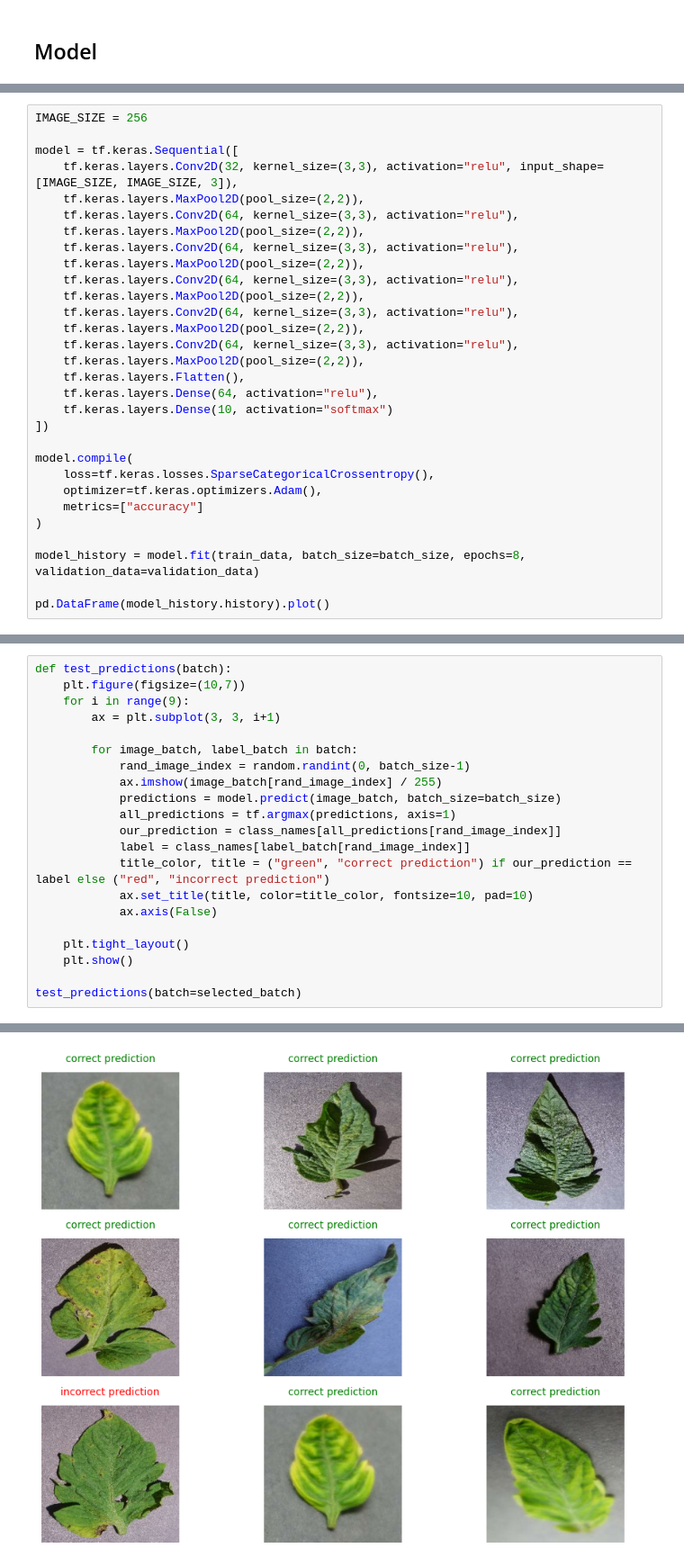
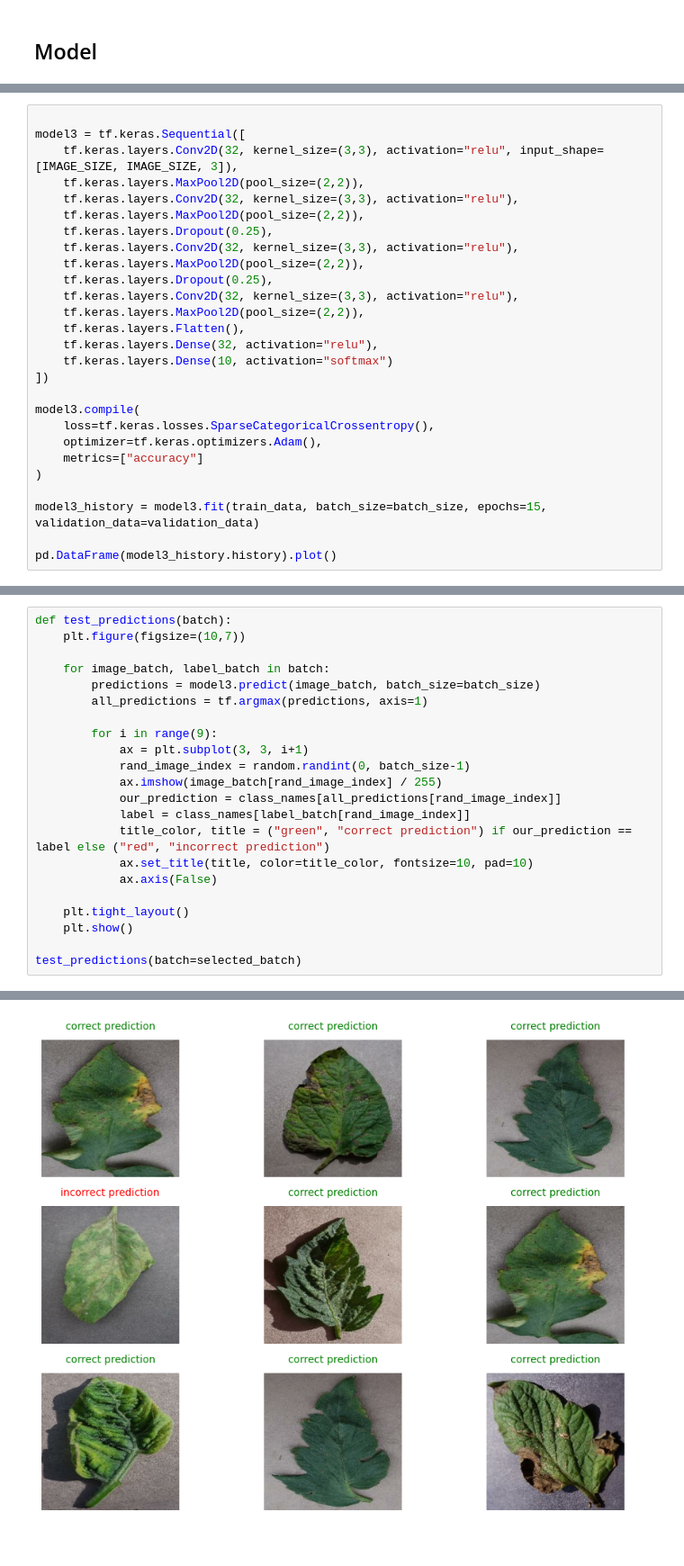
Before and after one commit to abduIbari/plantvillage, a Jupyter notebook: model.ipynb, the cells around one changed output, grey strips where cells are left out. Shown at 90% size. Saved outputs shown, nothing was run; the diff lists cells and outputs as text.

Commit message:
updated model

```diff
--- a/model.ipynb
+++ b/model.ipynb
@@ -84,31 +90,28 @@ test_data = test_data.cache().prefetch(tf.data.AUTOTUNE)
 # %%
-IMAGE_SIZE = 256
 
-model = tf.keras.Sequential([
+model3 = tf.keras.Sequential([
     tf.keras.layers.Conv2D(32, kernel_size=(3,3), activation="relu", input_shape=[IMAGE_SIZE, IMAGE_SIZE, 3]),
     tf.keras.layers.MaxPool2D(pool_size=(2,2)),
-    tf.keras.layers.Conv2D(64, kernel_size=(3,3), activation="relu"),
+    tf.keras.layers.Conv2D(32, kernel_size=(3,3), activation="relu"),
     tf.keras.layers.MaxPool2D(pool_size=(2,2)),
-    tf.keras.layers.Conv2D(64, kernel_size=(3,3), activation="relu"),
+    tf.keras.layers.Dropout(0.25),
+    tf.keras.layers.Conv2D(32, kernel_size=(3,3), activation="relu"),
     tf.keras.layers.MaxPool2D(pool_size=(2,2)),
-    tf.keras.layers.Conv2D(64, kernel_size=(3,3), activation="relu"),
-    tf.keras.layers.MaxPool2D(pool_size=(2,2)),
-    tf.keras.layers.Conv2D(64, kernel_size=(3,3), activation="relu"),
-    tf.keras.layers.MaxPool2D(pool_size=(2,2)),
-    tf.keras.layers.Conv2D(64, kernel_size=(3,3), activation="relu"),
+    tf.keras.layers.Dropout(0.25),
+    tf.keras.layers.Conv2D(32, kernel_size=(3,3), activation="relu"),
     tf.keras.layers.MaxPool2D(pool_size=(2,2)),
     tf.keras.layers.Flatten(),
-    tf.keras.layers.Dense(64, activation="relu"),
+    tf.keras.layers.Dense(32, activation="relu"),
     tf.keras.layers.Dense(10, activation="softmax")
 ])
 
-model.compile(
+model3.compile(
     loss=tf.keras.losses.SparseCategoricalCrossentropy(),
     optimizer=tf.keras.optimizers.Adam(),
     metrics=["accuracy"]
 )
 
-model_history = model.fit(train_data, batch_size=batch_size, epochs=8, validation_data=validation_data)
+model3_history = model3.fit(train_data, batch_size=batch_size, epochs=15, validation_data=validation_data)
 
-pd.DataFrame(model_history.history).plot()
+pd.DataFrame(model3_history.history).plot()
 # %% [output]
@@ -145,14 +143,15 @@ model.evaluate(test_data)
 # %%
 def test_predictions(batch):
     plt.figure(figsize=(10,7))
-    for i in range(9):
-        ax = plt.subplot(3, 3, i+1)
 
-        for image_batch, label_batch in batch:
+    for image_batch, label_batch in batch:
+        predictions = model3.predict(image_batch, batch_size=batch_size)
+        all_predictions = tf.argmax(predictions, axis=1)
+
+        for i in range(9):
+            ax = plt.subplot(3, 3, i+1)
             rand_image_index = random.randint(0, batch_size-1)
             ax.imshow(image_batch[rand_image_index] / 255)
-            predictions = model.predict(image_batch, batch_size=batch_size)
-            all_predictions = tf.argmax(predictions, axis=1)
             our_prediction = class_names[all_predictions[rand_image_index]]
             label = class_names[label_batch[rand_image_index]]
             title_color, title = ("green", "correct prediction") if our_prediction == label else ("red", "incorrect prediction")
@@ -176 +167 @@ test_predictions(batch=selected_batch)
-[figure, old version]
+[figure, new version]
```
Also changed, not shown: parts of 5 cells of this notebook.
